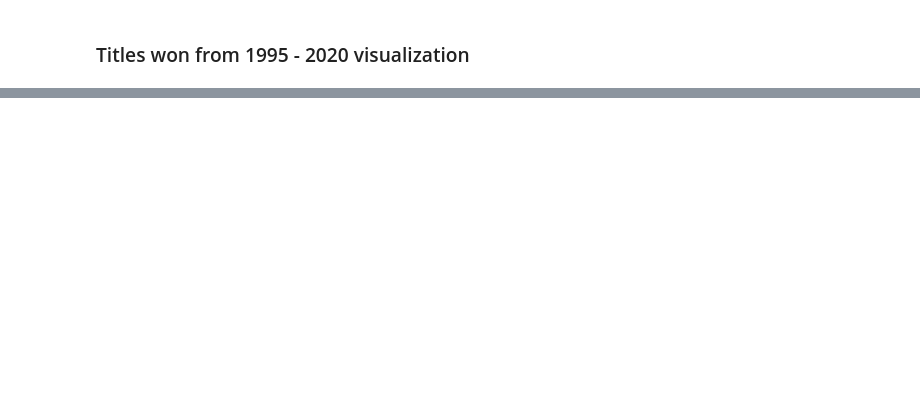
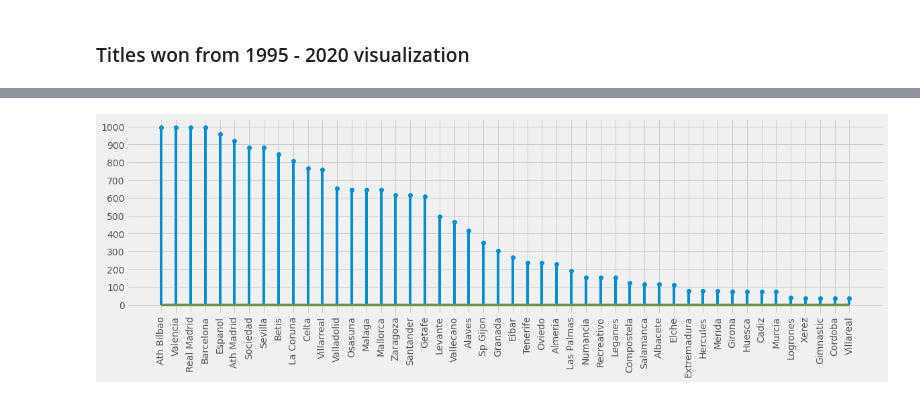
Before and after one commit to Wisal-Mukhtiar/Insights-from-Laliga-Dataset, a Jupyter notebook: laliga.ipynb, the cells around one changed output, grey strips where cells are left out. Saved outputs shown, nothing was run; the diff lists cells and outputs as text; code cells hidden in the pictures; blank space fills up the shorter version.

```diff
--- a/laliga.ipynb
+++ b/laliga.ipynb
@@ -376,0 +432,17 @@ for i in ax.patches:
+# %%
+matches_played = {}
+for ind, row in laliga.iterrows():
+    home_team = row['HomeTeam']
+    away_team = row['AwayTeam']
+    matches_played[home_team] = matches_played.get(home_team,0)+1
+    matches_played[away_team] = matches_played.get(away_team,0)+1
+# %%
+matches_df = pd.DataFrame(matches_played.items(),columns=['Team','Matches_played'])
+matches_df.sort_values('Matches_played',ascending=False, inplace=True )
+# %%
+plt.stem(matches_df['Team'],matches_df['Matches_played'])
+plt.xticks(rotation=90)
+plt.yticks([x for x in range(0,1001,100)])
+plt.show()
+# %% [output]
+[figure, added]
```
Also changed, not shown: parts of 13 cells of this notebook.
